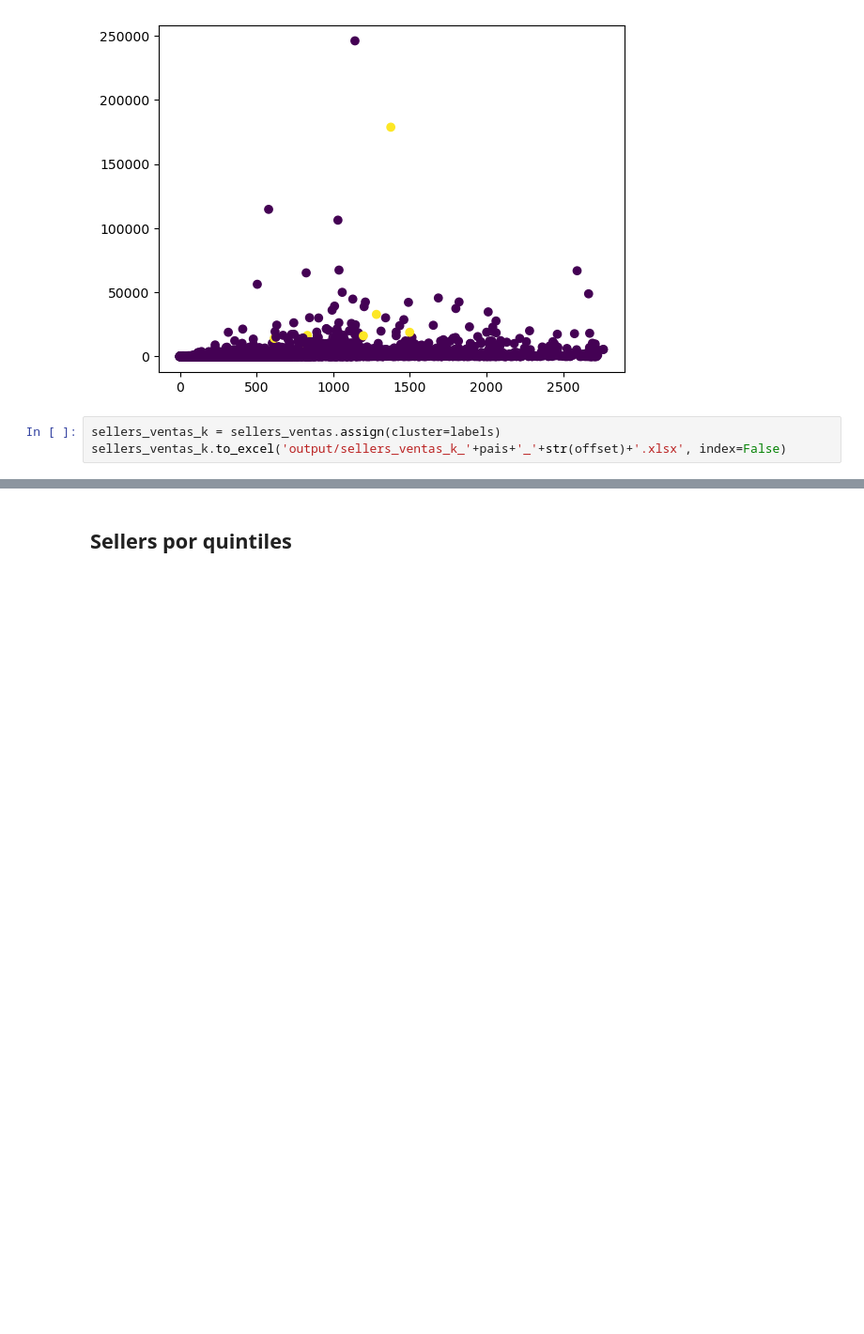
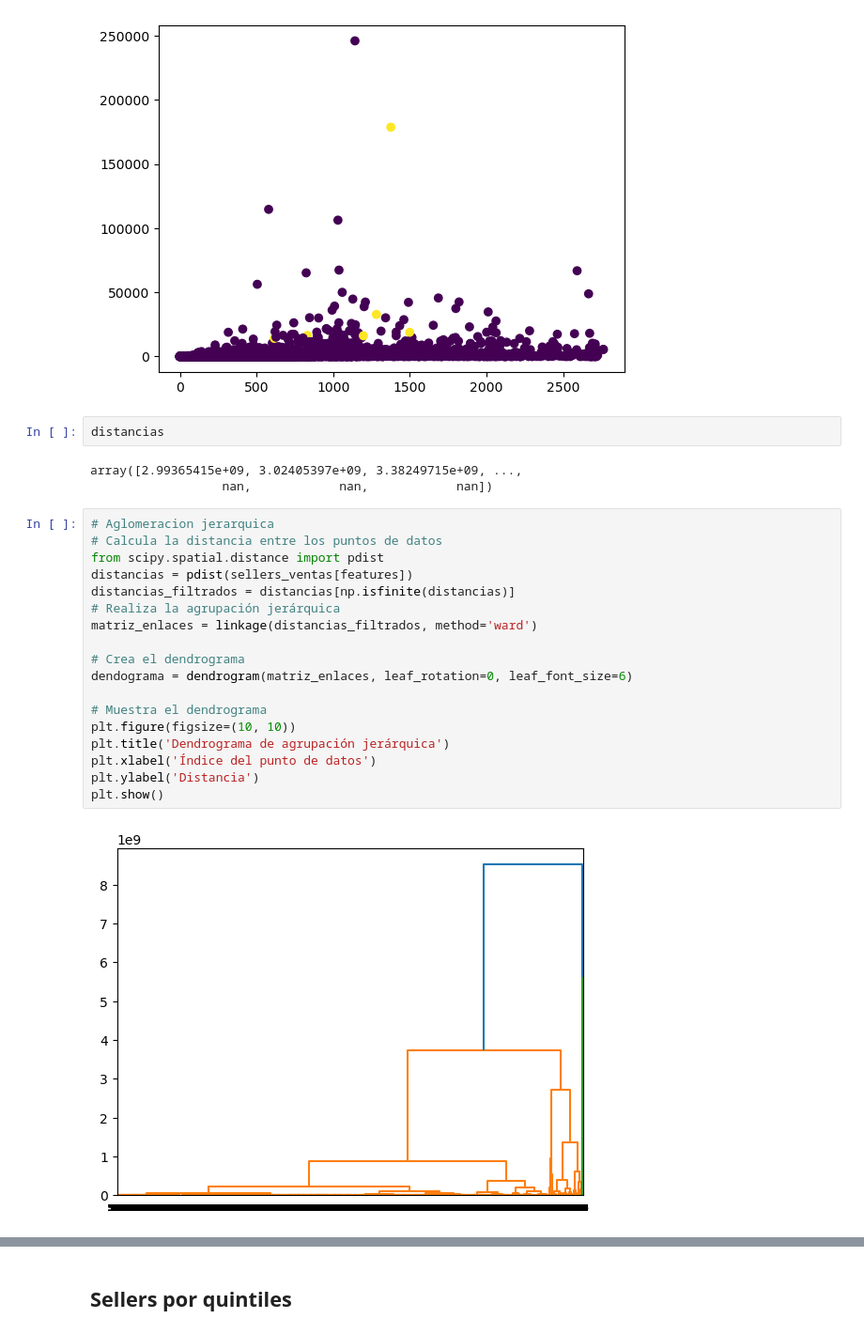
Before and after one commit to ZvonkoVescoviJer/MELI_Challenge, a Jupyter notebook: Code/ChallengueMeli.ipynb, the cells around one changed output, grey strips where cells are left out. Shown at 94% size. Drawn from its saved outputs; the diff is of its cells as text; blank space fills up the shorter version.

```diff
--- a/Code/ChallengueMeli.ipynb
+++ b/Code/ChallengueMeli.ipynb
@@ -461,6 +469,28 @@ plt.scatter(X[:, 0], X[:, 1], c=labels)
 plt.show()
 # %% [output]
 [figure]
-# %%
-sellers_ventas_k = sellers_ventas.assign(cluster=labels)
-sellers_ventas_k.to_excel('output/sellers_ventas_k_'+pais+'_'+str(offset)+'.xlsx', index=False)
+# %%
+distancias
+# %% [output]
+array([2.99365415e+09, 3.02405397e+09, 3.38249715e+09, ...,
+                  nan,            nan,            nan])
+# %%
+# Aglomeracion jerarquica
+# Calcula la distancia entre los puntos de datos
+from scipy.spatial.distance import pdist
+distancias = pdist(sellers_ventas[features])
+distancias_filtrados = distancias[np.isfinite(distancias)]
+# Realiza la agrupación jerárquica
+matriz_enlaces = linkage(distancias_filtrados, method='ward')
+
+# Crea el dendrograma
+dendograma = dendrogram(matriz_enlaces, leaf_rotation=0, leaf_font_size=6)
+
+# Muestra el dendrograma
+plt.figure(figsize=(10, 10))
+plt.title('Dendrograma de agrupación jerárquica')
+plt.xlabel('Índice del punto de datos')
+plt.ylabel('Distancia')
+plt.show()
+# %% [output]
+[figure, added]
```
Also changed, not shown: parts of 15 cells of this notebook, 5 other files.
